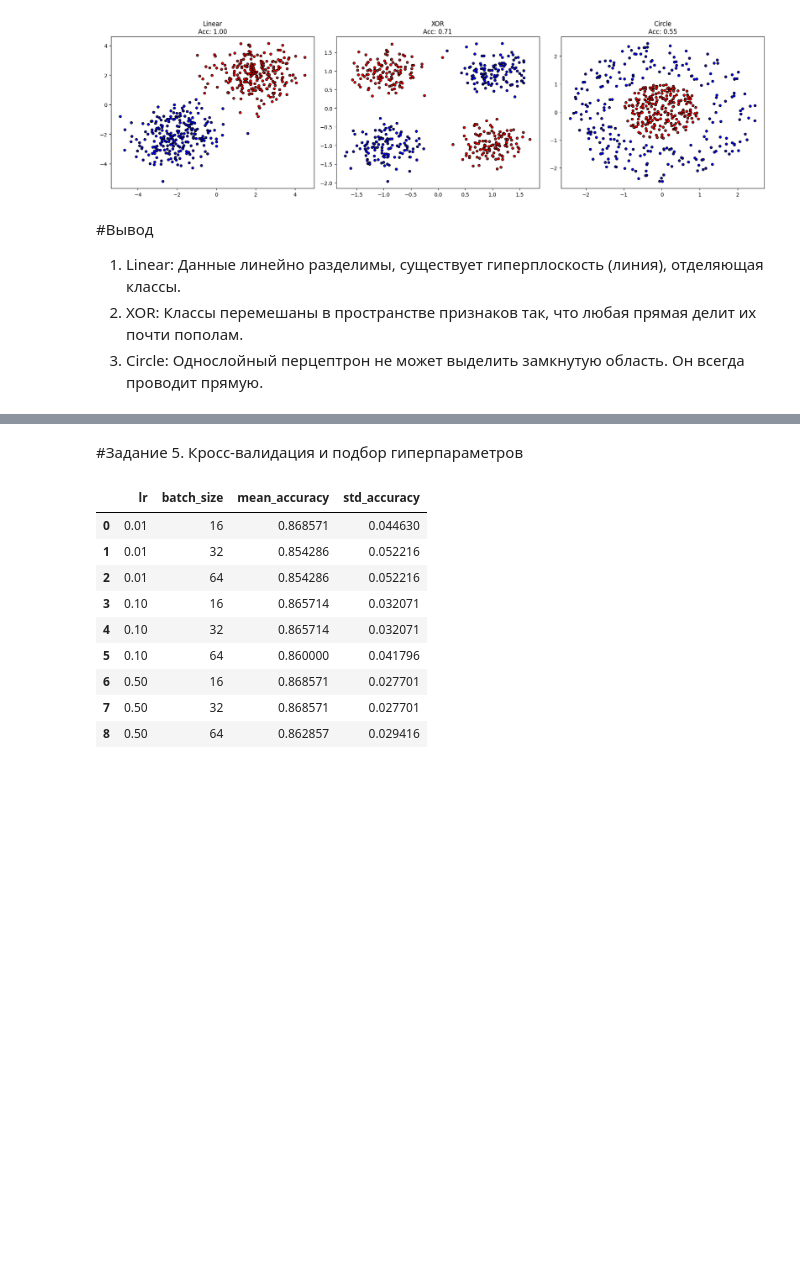
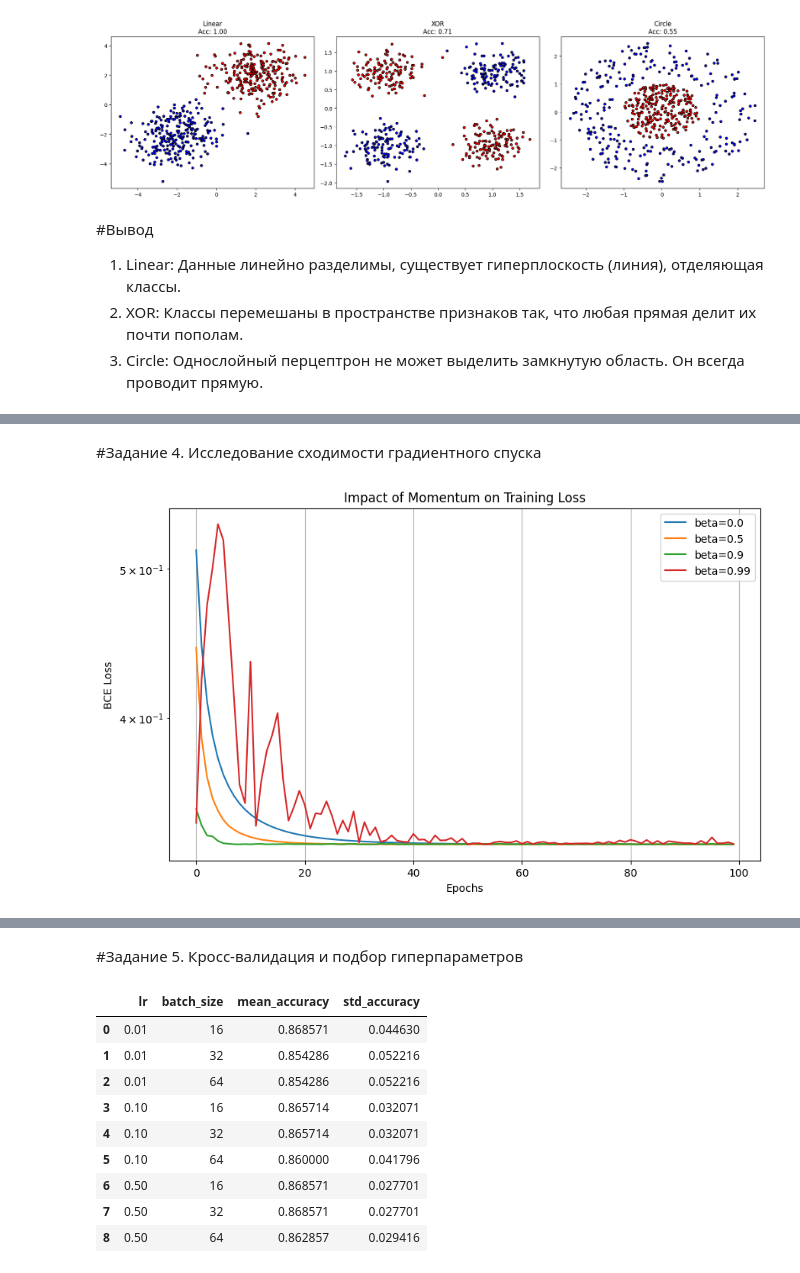
Before and after one commit to yaneya2/LAsecondlab, a Jupyter notebook: линал_2_лаба.ipynb, the cells around one changed output, grey strips where cells are left out. Saved outputs shown, nothing was run; the diff lists cells and outputs as text; code cells hidden in the pictures; blank space fills up the shorter version.

```diff
--- a/линал_2_лаба.ipynb
+++ b/линал_2_лаба.ipynb
@@ -442,0 +619,77 @@ Epoch 100/100 | Train Loss: 0.6844 | Val Loss: 0.7099
+# %% [markdown]
+#Задание 4. Исследование сходимости градиентного спуска
+# %%
+class PerceptronWithMomentum(Perceptron):
+    def fit(self, X_train, y_train, X_val, y_val, epochs=100, lr=0.1, batch_size=32, momentum=0.9):
+        train_losses = []
+        val_losses = []
+        n_samples = X_train.shape[0]
+
+        # Инициализация скоростей
+        v_w = np.zeros_like(self.w)
+        v_b = 0.0
+
+        for epoch in range(epochs):
+            indices = np.random.permutation(n_samples)
+            X_shuffled = X_train[indices]
+            y_shuffled = y_train[indices]
+
+            for i in range(0, n_samples, batch_size):
+                X_batch = X_shuffled[i : i + batch_size]
+                y_batch = y_shuffled[i : i + batch_size]
+                m = X_batch.shape[0]
+
+                y_hat = self.forward(X_batch)
+                error = y_hat - y_batch
+
+                dw = (1 / m) * (X_batch.T @ error)
+                db = (1 / m) * np.sum(error)
+
+                # Momentum update
+                v_w = momentum * v_w - lr * dw
+                v_b = momentum * v_b - lr * db
+
+                self.w += v_w
+                self.b += v_b
+
+            # Logging
+            t_loss = self.compute_loss(y_train, self.forward(X_train))
+            v_loss = self.compute_loss(y_val, self.forward(X_val))
+
+            train_losses.append(t_loss)
+            val_losses.append(v_loss)
+
+            if np.isnan(t_loss):
+                break
+
+        return train_losses
+
+# --- Running Momentum Experiment ---
+betas = [0.0, 0.5, 0.9, 0.99]
+momentum_results = []
+plt.figure(figsize=(10, 6))
+
+for beta in betas:
+    model_m = PerceptronWithMomentum(seed=42)
+    losses = model_m.fit(
+        X_train, Y_train, X_test, Y_test,
+        epochs=100, lr=0.1, batch_size=32, momentum=beta
+    )
+
+    acc = np.mean(model_m.predict(X_test) == Y_test)
+    momentum_results.append({
+        'Beta': beta,
+        'Test_Accuracy': f"{acc:.4f}"
+    })
+
+    plt.plot(losses, label=f"beta={beta}")
+
+plt.title("Impact of Momentum on Training Loss")
+plt.xlabel("Epochs")
+plt.ylabel("BCE Loss")
+plt.legend()
+plt.grid(True)
+plt.yscale('log')
+plt.show()
+# %% [output]
+[figure, added]
```
Also changed, not shown: parts of 9 cells of this notebook, 17 other files.
